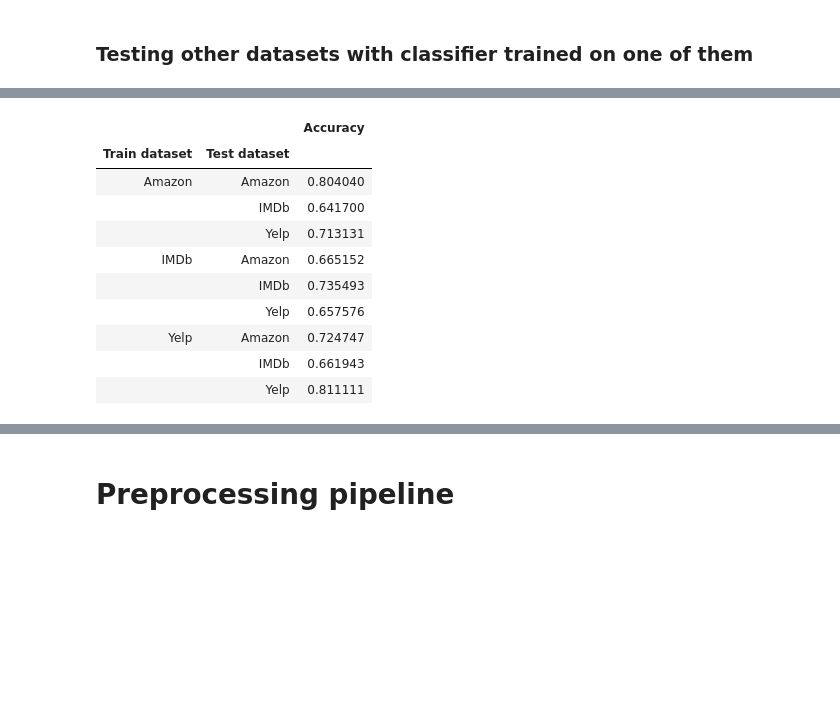
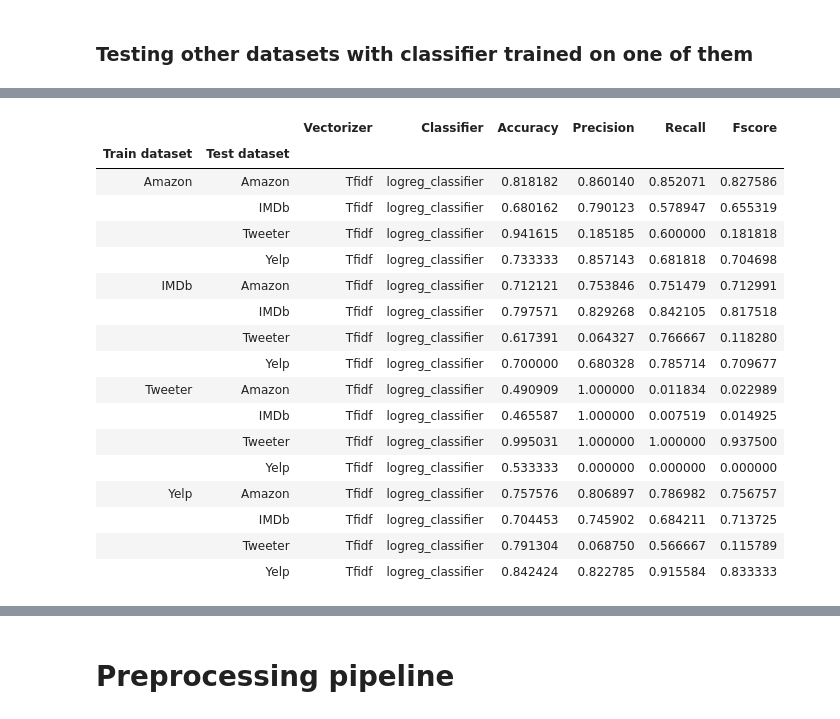
Before and after one commit to greghvk/eksploracja_danych_projekt, a Jupyter notebook: Eksploracja_projekt.ipynb, the cells around one changed output, grey strips where cells are left out. Cells and saved outputs as stored; diff of their text form; code cells hidden in the pictures; blank space fills up the shorter version.

Commit message:
New classifiers, new dataset, new metrics, new results

```diff
--- a/Eksploracja_projekt.ipynb
+++ b/Eksploracja_projekt.ipynb
@@ -197,9 +242,12 @@ def evaluate_pre_class(text, labels, preprocessor, classifier):
     transformed = preprocessor.fit_transform(text)
     X_train, X_test, y_train, y_test = train_test_split(transformed, labels, test_size=0.33, random_state=43)
     classifier.fit(X_train, y_train)
-    return classifier.score(X_test, y_test)
+    predictions = classifier.predict(X_test)
+    precision, recall, fscore, support = precision_recall_fscore_support(y_test, predictions, average='binary')
+    accuracy = classifier.score(X_test, y_test)
+    return (accuracy, precision, recall, fscore)
 # %%
-datasets = {'Amazon':amazon, 'IMDb': imdb, 'Yelp':yelp}
+datasets = {'Amazon':amazon, 'IMDb': imdb, 'Yelp':yelp, 'Tweeter':tweets}
 preprocessors = {'CountVectorizer': CountVectorizer(), 'Tfidf': TfidfVectorizer()}
-classifiers = {'NaiveBayes': nb_classifier, 'Support Vector Machine': svc_classifier, 'Random Forest': forest_classifier}
+classifiers = {'NaiveBayes': nb_classifier, 'Support Vector Machine': svc_classifier, 'Decision Tree':tree_classifier, 'Random Forest': forest_classifier, 'XGBoost':xgb_classifier, 'logreg_classifier':logreg_classifier}
 # %%
@@ -297,20 +376,32 @@ def evaluate_whole_corpus(corpus, train_dataset, test_dataset, preprocessor, cla
 
     test_transformed = preprocessor.transform(test_dataset[0])
     X_train, X_test, y_train, y_test = train_test_split(test_transformed, test_dataset[1], test_size=0.33, random_state=43)
-    return classifier.score(X_test, y_test)
+
+    predictions = classifier.predict(X_test)
+    precision, recall, fscore, support = precision_recall_fscore_support(y_test, predictions, average='binary')
+    accuracy = classifier.score(X_test, y_test)
+    return (accuracy, precision, recall, fscore)
 # %%
-results_whole = pd.DataFrame(columns=['Train dataset', 'Test dataset', 'Vectorizer', 'Classifier', 'Accuracy'])
+results_whole = pd.DataFrame(columns=['Train dataset', 'Test dataset', 'Vectorizer', 'Classifier', 'Accuracy', 'Precision', 'Recall', 'Fscore'])
 
-joined_reviews = np.concatenate((amazon[0], imdb[0], yelp[0]))
+joined_reviews = np.concatenate((amazon[0], imdb[0], yelp[0], tweets[0]))
 
 for train_dataset in datasets:
     for preprocessor in preprocessors:
         for classifier in classifiers:
             for test_dataset in datasets:
                 # print(f"Accuracy for data set {test_dataset}, vectorized by {preprocessor}, classified by {classifier} trained on {train_dataset}")
-                accuracy = evaluate_whole_corpus(joined_reviews, datasets[train_dataset], datasets[test_dataset], preprocessors[preprocessor], classifiers[classifier])
-                results_whole = results_whole.append({'Train dataset':train_dataset, 'Test dataset':test_dataset, 'Vectorizer':preprocessor, 'Classifier':classifier, 'Accuracy':accuracy}, ignore_index=True)
-    print()
+                accuracy, precision, recall, fscore = evaluate_whole_corpus(joined_reviews, datasets[train_dataset], datasets[test_dataset], preprocessors[preprocessor], classifiers[classifier])
+                results_whole = results_whole.append({\
+                                                      'Train dataset':train_dataset,
+                                                      'Test dataset':test_dataset,
+                                                      'Vectorizer':preprocessor,
+                                                      'Classifier':classifier,
+                                                      'Accuracy': accuracy,
+                                                      'Precision': precision,
+                                                      'Recall': recall,
+                                                      'Fscore': fscore},
+                                                     ignore_index=True)
 # %%
 results_whole
 # %% [output]
@@ -334,14 +421,21 @@ results_whole
 # %%
-results_whole.groupby(['Train dataset', 'Test dataset']).mean()
+results_whole.groupby(['Train dataset', 'Test dataset']).max()
 # %% [output]
-|  |  | Accuracy |
-| Train dataset | Test dataset |  |
-| Amazon | Amazon | 0.804040 |
-|  | IMDb | 0.641700 |
-|  | Yelp | 0.713131 |
-| IMDb | Amazon | 0.665152 |
-|  | IMDb | 0.735493 |
-|  | Yelp | 0.657576 |
-| Yelp | Amazon | 0.724747 |
-|  | IMDb | 0.661943 |
-|  | Yelp | 0.811111 |
+|  |  | Vectorizer | Classifier | Accuracy | Precision | Recall | Fscore |
+| Train dataset | Test dataset |  |  |  |  |  |  |
+| Amazon | Amazon | Tfidf | logreg_classifier | 0.818182 | 0.860140 | 0.852071 | 0.827586 |
+|  | IMDb | Tfidf | logreg_classifier | 0.680162 | 0.790123 | 0.578947 | 0.655319 |
+|  | Tweeter | Tfidf | logreg_classifier | 0.941615 | 0.185185 | 0.600000 | 0.181818 |
+|  | Yelp | Tfidf | logreg_classifier | 0.733333 | 0.857143 | 0.681818 | 0.704698 |
+| IMDb | Amazon | Tfidf | logreg_classifier | 0.712121 | 0.753846 | 0.751479 | 0.712991 |
+|  | IMDb | Tfidf | logreg_classifier | 0.797571 | 0.829268 | 0.842105 | 0.817518 |
+|  | Tweeter | Tfidf | logreg_classifier | 0.617391 | 0.064327 | 0.766667 | 0.118280 |
+|  | Yelp | Tfidf | logreg_classifier | 0.700000 | 0.680328 | 0.785714 | 0.709677 |
+| Tweeter | Amazon | Tfidf | logreg_classifier | 0.490909 | 1.000000 | 0.011834 | 0.022989 |
+|  | IMDb | Tfidf | logreg_classifier | 0.465587 | 1.000000 | 0.007519 | 0.014925 |
+|  | Tweeter | Tfidf | logreg_classifier | 0.995031 | 1.000000 | 1.000000 | 0.937500 |
+|  | Yelp | Tfidf | logreg_classifier | 0.533333 | 0.000000 | 0.000000 | 0.000000 |
+| Yelp | Amazon | Tfidf | logreg_classifier | 0.757576 | 0.806897 | 0.786982 | 0.756757 |
+|  | IMDb | Tfidf | logreg_classifier | 0.704453 | 0.745902 | 0.684211 | 0.713725 |
+|  | Tweeter | Tfidf | logreg_classifier | 0.791304 | 0.068750 | 0.566667 | 0.115789 |
+|  | Yelp | Tfidf | logreg_classifier | 0.842424 | 0.822785 | 0.915584 | 0.833333 |
```
Also changed, not shown: parts of 32 cells of this notebook, 4 other files.
